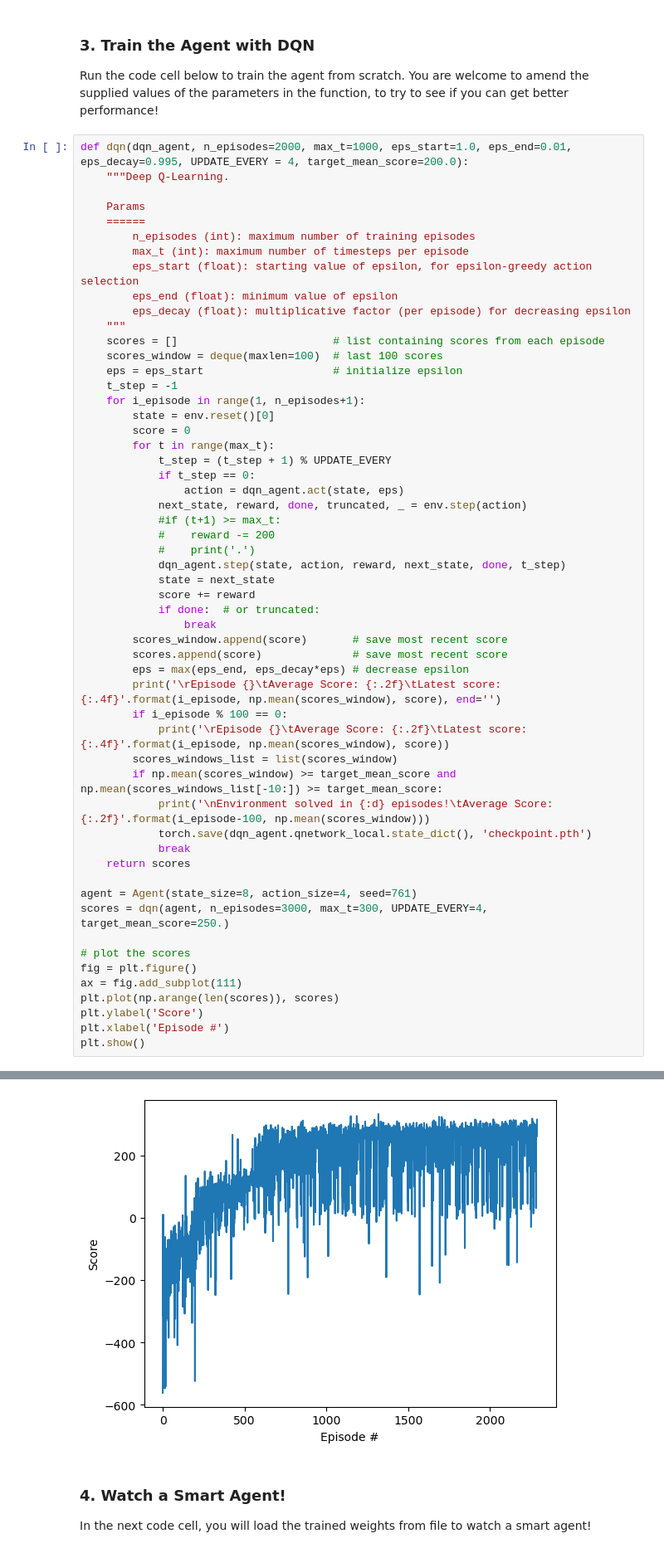
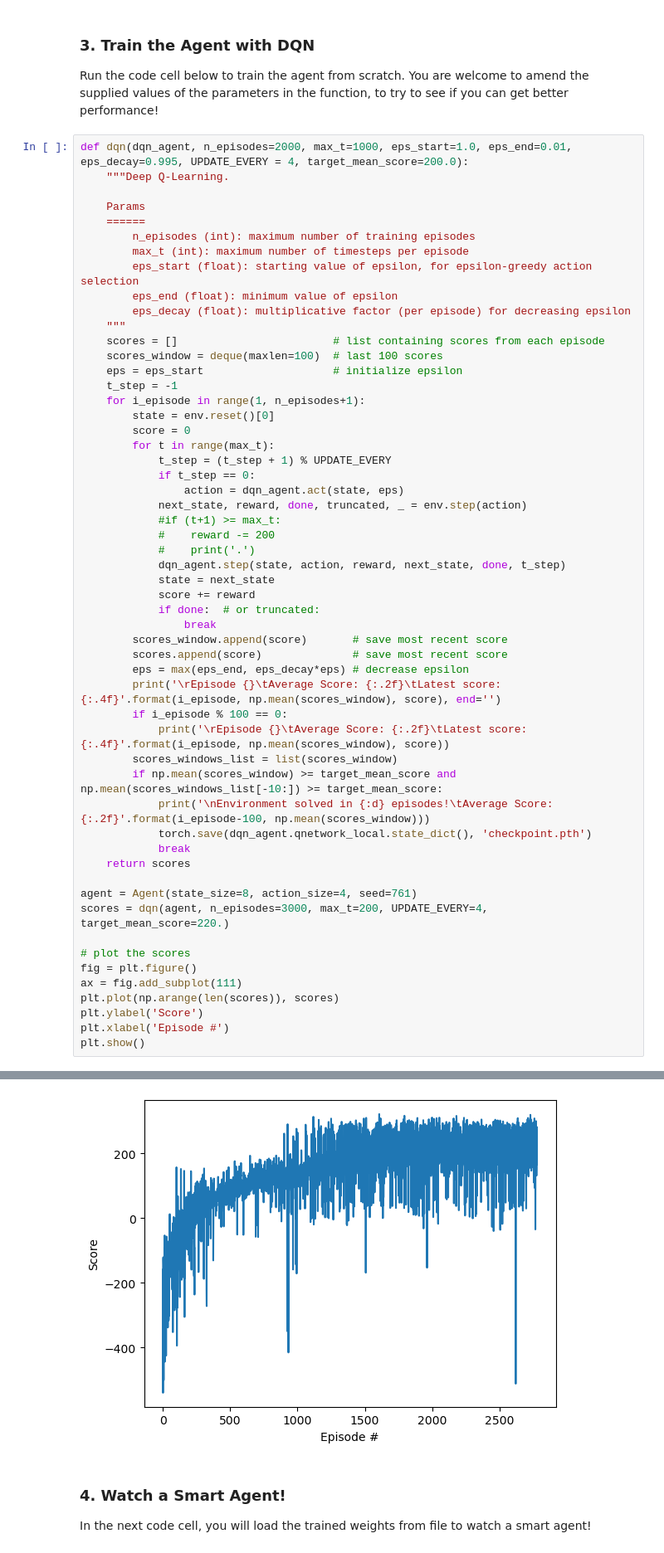
Before and after one commit to armhzjz/deep-reinforcement-learning, a Jupyter notebook: dqn/exercise/Deep_Q_Network.ipynb, the cells around one changed output, grey strips where cells are left out. Shown at 83% size. Saved outputs shown, nothing was run; the diff lists cells and outputs as text.

```diff
--- a/dqn/exercise/Deep_Q_Network.ipynb
+++ b/dqn/exercise/Deep_Q_Network.ipynb
@@ -135,7 +135,7 @@ def dqn(dqn_agent, n_episodes=2000, max_t=1000, eps_start=1.0, eps_end=0.01, eps
     return scores
 
 agent = Agent(state_size=8, action_size=4, seed=761)
-scores = dqn(agent, n_episodes=3000, max_t=300, UPDATE_EVERY=4, target_mean_score=250.)
+scores = dqn(agent, n_episodes=3000, max_t=200, UPDATE_EVERY=4, target_mean_score=220.)
 
 # plot the scores
 fig = plt.figure()
@@ -165,4 +165,4 @@ Environment solved in 2188 episodes!    Average Score: 250.85
-[figure, old version]
+[figure, new version]
 # %% [markdown]
 ### 4. Watch a Smart Agent!
 
```
Also changed, not shown: parts of 5 cells of this notebook, 1 other file.
